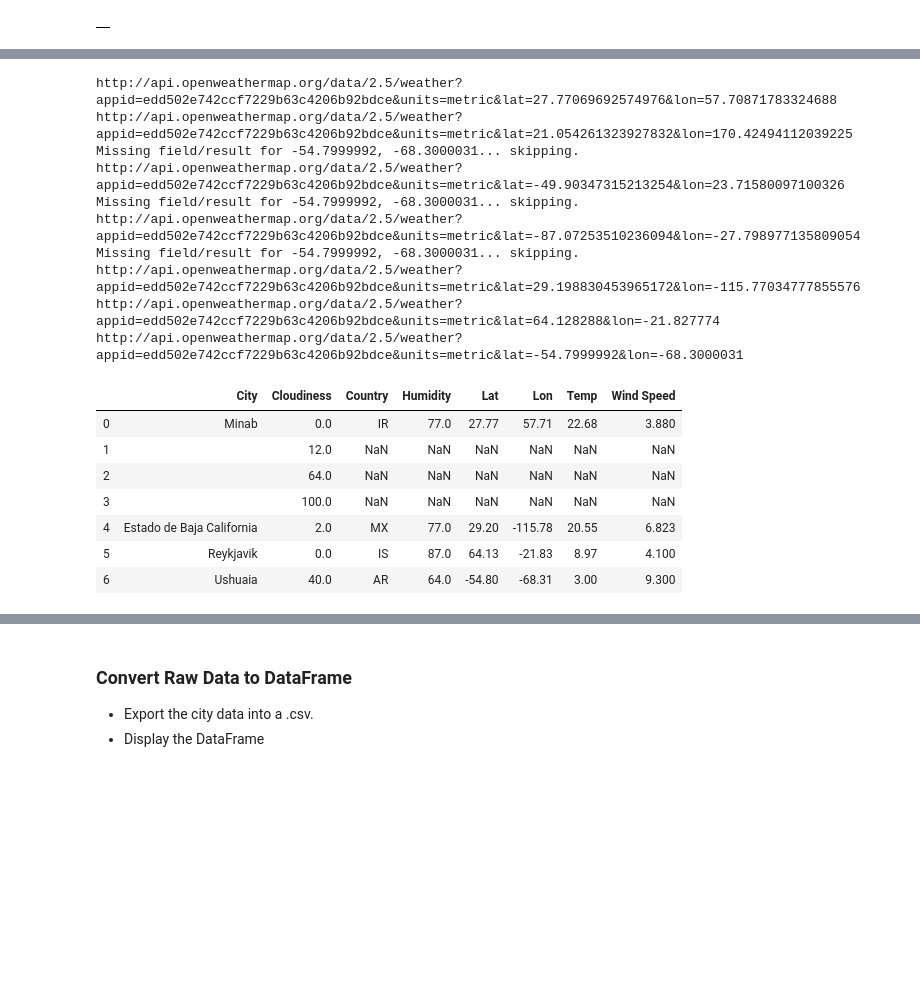
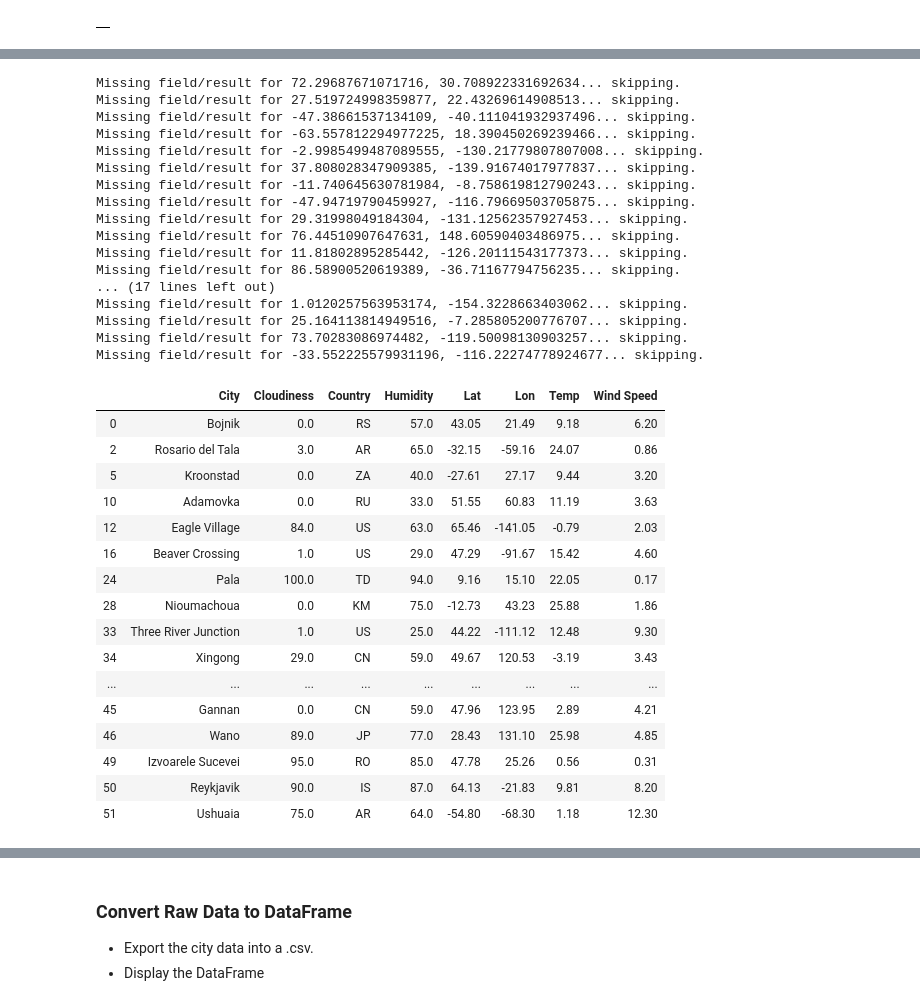
Before and after one commit to KatRootes/python-api-challenge, a Jupyter notebook: Instructions/starter_code/WeatherPy.ipynb, the cells around one changed output, grey strips where cells are left out. Drawn from its saved outputs; the diff is of its cells as text; code cells hidden in the pictures; blank space fills up the shorter version.

```diff
--- a/Instructions/starter_code/WeatherPy.ipynb
+++ b/Instructions/starter_code/WeatherPy.ipynb
@@ -42,8 +42,8 @@ lat_lngs = []
 locations = pd.DataFrame()
 
 # Create a set of random lat and lng combinations
-lats = np.random.uniform(low=-90.000, high=90.000, size=5)
-lngs = np.random.uniform(low=-180.000, high=180.000, size=5)
+lats = np.random.uniform(low=-90.000, high=90.000, size=50)
+lngs = np.random.uniform(low=-180.000, high=180.000, size=50)
 
 # Add Northernmost city > 500 Reykjavík, Iceland
 # Add Southernmost city > 500 Ushuaia, Argentina
@@ -60,13 +60,18 @@ for lat_lng in lat_lngs:
     city = result.city_name
     countryCode = result.country_code
 
-    # If the city is unique, then add it to a our cities list
+    # add it to a our cities list
     locations.loc[i,"City"] = city
     locations.loc[i, "Country Code"] = countryCode
+
+    locations.loc[i,"Latitude Random"] = lat_lng[0]
+    locations.loc[i,"Longitude Random"] = lat_lng[1]
     i+=1
+
 
 # Print the city count to confirm sufficient count
 locations = locations.drop_duplicates(keep="first")
-len(locations)
-latLngs
+#len(locations)
+#latLngs
+locations
 # %% [output]
@@ -132,6 +156,8 @@ for index, location in locations.iterrows():
             weather.loc[index, "Lon"] = response["coord"]["lon"]
             weather.loc[index, "Temp"] = response["main"]["temp"]
             weather.loc[index, "Wind Speed"] = response["wind"]["speed"]
+            weather.loc[index, "Latitude Random"] = location["Latitude Random"]
+            weather.loc[index, "Longitude Random"] = location["Longitude Random"]
 
     except(KeyError, IndexError):
         print(f"Missing field/result for {locations.loc[index]['City']}, {locations.loc[index]['Country Code']}... skipping.")
@@ -150,13 +193,9 @@ weather
 # %%
 weatherAlternateMethod = pd.DataFrame()
 
-#type(latLngs)
-#for index, lL in latLngs.iterrows():
-#    print(f"{index} = {lL['Latitude']}, {lL['Longitude']}")
-
 for index, latLng in latLngs.iterrows():
     time.sleep(2)
-    print(weatherQueryUrlAlternate + "&lat=" + str(latLng["Latitude"]) + "&lon=" + str(latLng["Longitude"]))
+#    print(weatherQueryUrlAlternate + "&lat=" + str(latLng['Latitude']) + "&lon=" + str(latLng['Longitude']))
     response = requests.get(weatherQueryUrlAlternate + "&lat=" + str(latLng["Latitude"]) + "&lon=" + str(latLng["Longitude"])).json()
 
     try:
@@ -172,27 +211,43 @@ for index, latLng in latLngs.iterrows():
             weatherAlternateMethod.loc[index, "Wind Speed"] = response["wind"]["speed"]
 
     except(KeyError, IndexError):
-        print(f"Missing field/result for {lat_lng[0]}, {lat_lng[1]}... skipping.")
+        print(f"Missing field/result for {latLng['Latitude']}, {latLng['Longitude']}... skipping.")
 # %% [output]
-http://api.openweathermap.org/data/2.5/weather?appid=edd502e742ccf7229b63c4206b92bdce&units=metric&lat=27.77069692574976&lon=57.70871783324688
-http://api.openweathermap.org/data/2.5/weather?appid=edd502e742ccf7229b63c4206b92bdce&units=metric&lat=21.054261323927832&lon=170.42494112039225
-Missing field/result for -54.7999992, -68.3000031... skipping.
-http://api.openweathermap.org/data/2.5/weather?appid=edd502e742ccf7229b63c4206b92bdce&units=metric&lat=-49.90347315213254&lon=23.71580097100326
-Missing field/result for -54.7999992, -68.3000031... skipping.
-http://api.openweathermap.org/data/2.5/weather?appid=edd502e742ccf7229b63c4206b92bdce&units=metric&lat=-87.07253510236094&lon=-27.798977135809054
-Missing field/result for -54.7999992, -68.3000031... skipping.
-http://api.openweathermap.org/data/2.5/weather?appid=edd502e742ccf7229b63c4206b92bdce&units=metric&lat=29.198830453965172&lon=-115.77034777855576
-http://api.openweathermap.org/data/2.5/weather?appid=edd502e742ccf7229b63c4206b92bdce&units=metric&lat=64.128288&lon=-21.827774
-http://api.openweathermap.org/data/2.5/weather?appid=edd502e742ccf7229b63c4206b92bdce&units=metric&lat=-54.7999992&lon=-68.3000031
+Missing field/result for 72.29687671071716, 30.708922331692634... skipping.
+Missing field/result for 27.519724998359877, 22.43269614908513... skipping.
+Missing field/result for -47.38661537134109, -40.111041932937496... skipping.
+Missing field/result for -63.557812294977225, 18.390450269239466... skipping.
+Missing field/result for -2.9985499487089555, -130.21779807807008... skipping.
+Missing field/result for 37.808028347909385, -139.91674017977837... skipping.
+Missing field/result for -11.740645630781984, -8.758619812790243... skipping.
+Missing field/result for -47.94719790459927, -116.79669503705875... skipping.
+Missing field/result for 29.31998049184304, -131.12562357927453... skipping.
+Missing field/result for 76.44510907647631, 148.60590403486975... skipping.
+Missing field/result for 11.81802895285442, -126.20111543177373... skipping.
+Missing field/result for 86.58900520619389, -36.71167794756235... skipping.
+... (17 lines left out)
+Missing field/result for 1.0120257563953174, -154.3228663403062... skipping.
+Missing field/result for 25.164113814949516, -7.285805200776707... skipping.
+Missing field/result for 73.70283086974482, -119.50098130903257... skipping.
+Missing field/result for -33.552225579931196, -116.22274778924677... skipping.
 # %%
-weatherAlternateMethod = weatherAlternateMethod.dropna(axis=0, how='any', thresh=1, inplace=False)
+weatherAlternateMethod = weatherAlternateMethod.dropna(axis=0, how='any', thresh=5, inplace=False)
 weatherAlternateMethod
 # %% [output]
 |  | City | Cloudiness | Country | Humidity | Lat | Lon | Temp | Wind Speed |
-| 0 | Minab | 0.0 | IR | 77.0 | 27.77 | 57.71 | 22.68 | 3.880 |
-| 1 |  | 12.0 | NaN | NaN | NaN | NaN | NaN | NaN |
-| 2 |  | 64.0 | NaN | NaN | NaN | NaN | NaN | NaN |
-| 3 |  | 100.0 | NaN | NaN | NaN | NaN | NaN | NaN |
-| 4 | Estado de Baja California | 2.0 | MX | 77.0 | 29.20 | -115.78 | 20.55 | 6.823 |
-| 5 | Reykjavik | 0.0 | IS | 87.0 | 64.13 | -21.83 | 8.97 | 4.100 |
-| 6 | Ushuaia | 40.0 | AR | 64.0 | -54.80 | -68.31 | 3.00 | 9.300 |
+| 0 | Bojnik | 0.0 | RS | 57.0 | 43.05 | 21.49 | 9.18 | 6.20 |
+| 2 | Rosario del Tala | 3.0 | AR | 65.0 | -32.15 | -59.16 | 24.07 | 0.86 |
+| 5 | Kroonstad | 0.0 | ZA | 40.0 | -27.61 | 27.17 | 9.44 | 3.20 |
+| 10 | Adamovka | 0.0 | RU | 33.0 | 51.55 | 60.83 | 11.19 | 3.63 |
+| 12 | Eagle Village | 84.0 | US | 63.0 | 65.46 | -141.05 | -0.79 | 2.03 |
+| 16 | Beaver Crossing | 1.0 | US | 29.0 | 47.29 | -91.67 | 15.42 | 4.60 |
+| 24 | Pala | 100.0 | TD | 94.0 | 9.16 | 15.10 | 22.05 | 0.17 |
+| 28 | Nioumachoua | 0.0 | KM | 75.0 | -12.73 | 43.23 | 25.88 | 1.86 |
+| 33 | Three River Junction | 1.0 | US | 25.0 | 44.22 | -111.12 | 12.48 | 9.30 |
+| 34 | Xingong | 29.0 | CN | 59.0 | 49.67 | 120.53 | -3.19 | 3.43 |
+| ... | ... | ... | ... | ... | ... | ... | ... | ... |
+| 45 | Gannan | 0.0 | CN | 59.0 | 47.96 | 123.95 | 2.89 | 4.21 |
+| 46 | Wano | 89.0 | JP | 77.0 | 28.43 | 131.10 | 25.98 | 4.85 |
+| 49 | Izvoarele Sucevei | 95.0 | RO | 85.0 | 47.78 | 25.26 | 0.56 | 0.31 |
+| 50 | Reykjavik | 90.0 | IS | 87.0 | 64.13 | -21.83 | 9.81 | 8.20 |
+| 51 | Ushuaia | 75.0 | AR | 64.0 | -54.80 | -68.30 | 1.18 | 12.30 |
```
Also changed, not shown: parts of 16 cells of this notebook, 9 other files.
